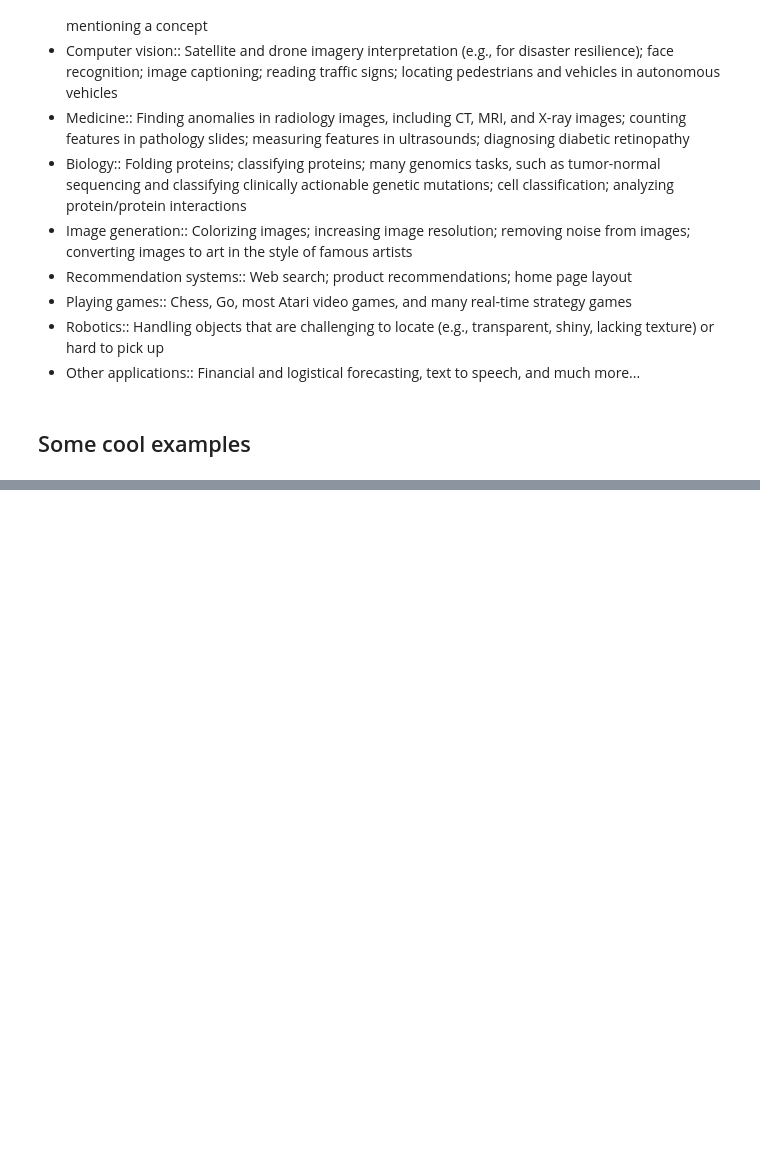
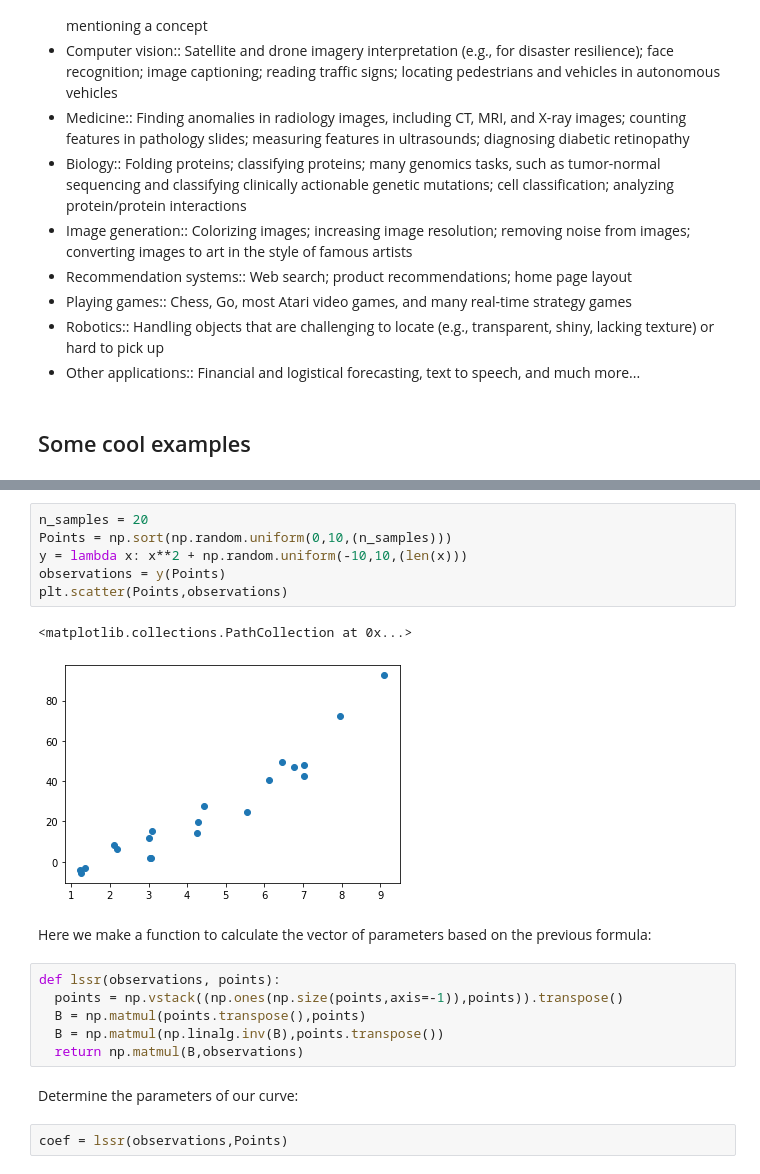
Before and after one commit to ferngonzalezp/deep_learning_lab, a Jupyter notebook: DL_labSession1.ipynb, the cells around one changed output, grey strips where cells are left out. Cells and saved outputs as stored; diff of their text form; blank space fills up the shorter version.

```diff
--- a/DL_labSession1.ipynb
+++ b/DL_labSession1.ipynb
@@ -43,0 +288,21 @@ Deep Learning has gained recent Interest in the last years, and for good reason.
+# %%
+n_samples = 20
+Points = np.sort(np.random.uniform(0,10,(n_samples)))
+y = lambda x: x**2 + np.random.uniform(-10,10,(len(x)))
+observations = y(Points)
+plt.scatter(Points,observations)
+# %% [output]
+<matplotlib.collections.PathCollection at 0x...>
+[figure, added]
+# %% [markdown]
+Here we make a function to calculate the vector of parameters based on the previous formula:
+# %%
+def lssr(observations, points):
+  points = np.vstack((np.ones(np.size(points,axis=-1)),points)).transpose()
+  B = np.matmul(points.transpose(),points)
+  B = np.matmul(np.linalg.inv(B),points.transpose())
+  return np.matmul(B,observations)
+# %% [markdown]
+Determine the parameters of our curve:
+# %%
+coef = lssr(observations,Points)
```
Also changed, not shown: parts of 81 cells of this notebook.
